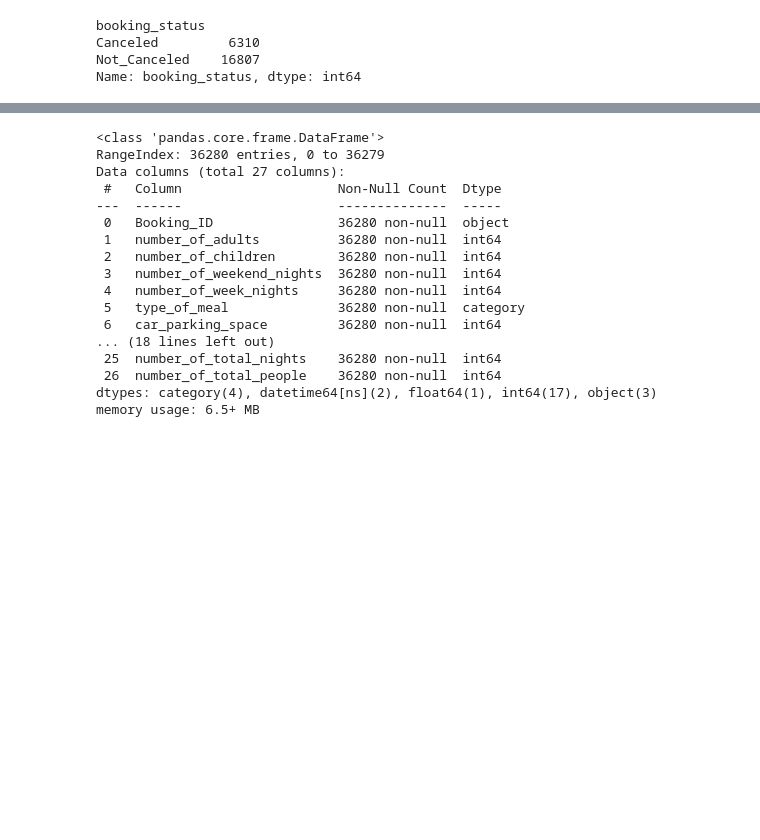
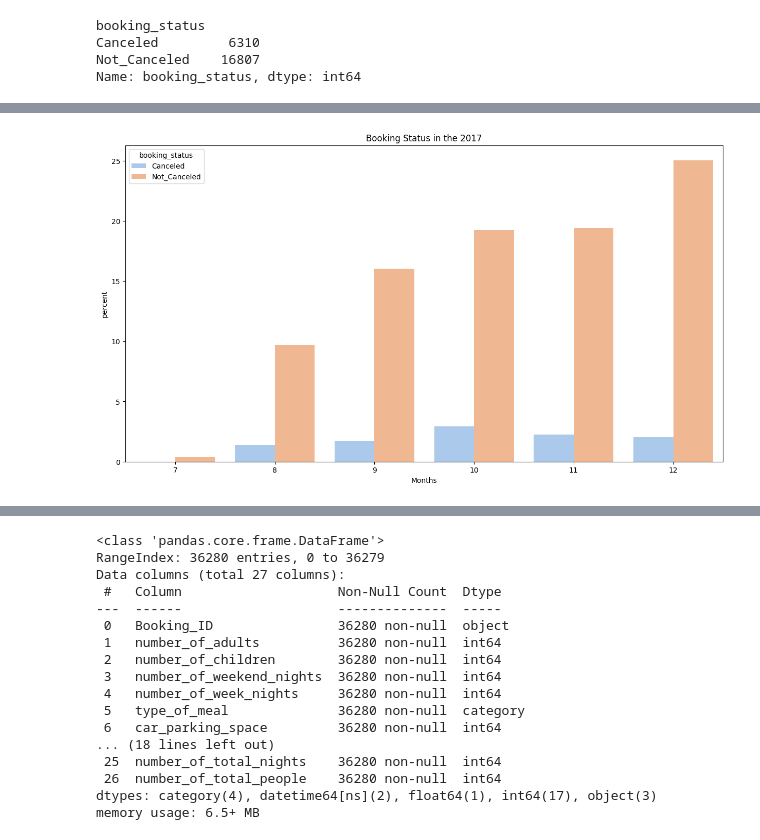
Before and after one commit to AslihanYoldas/ada-lovelace-final-project, a Jupyter notebook: data_viz.ipynb, the cells around one changed output, grey strips where cells are left out. Saved outputs shown, nothing was run; the diff lists cells and outputs as text; code cells hidden in the pictures; blank space fills up the shorter version.

```diff
--- a/data_viz.ipynb
+++ b/data_viz.ipynb
@@ -218,0 +262,4 @@ sns.lineplot(data=df, x="date_of_reservation", y="average_price")
+# %%
+module.plot_count(df.query('arrival_year == 2017')['arrival_month'],title ='Booking Status in the 2017', xlabel='Months', hue=df.query('arrival_year == 2017')['booking_status'],palette='pastel')
+# %% [output]
+[figure, added]
```
Also changed, not shown: parts of 13 cells of this notebook, 1 other file.
